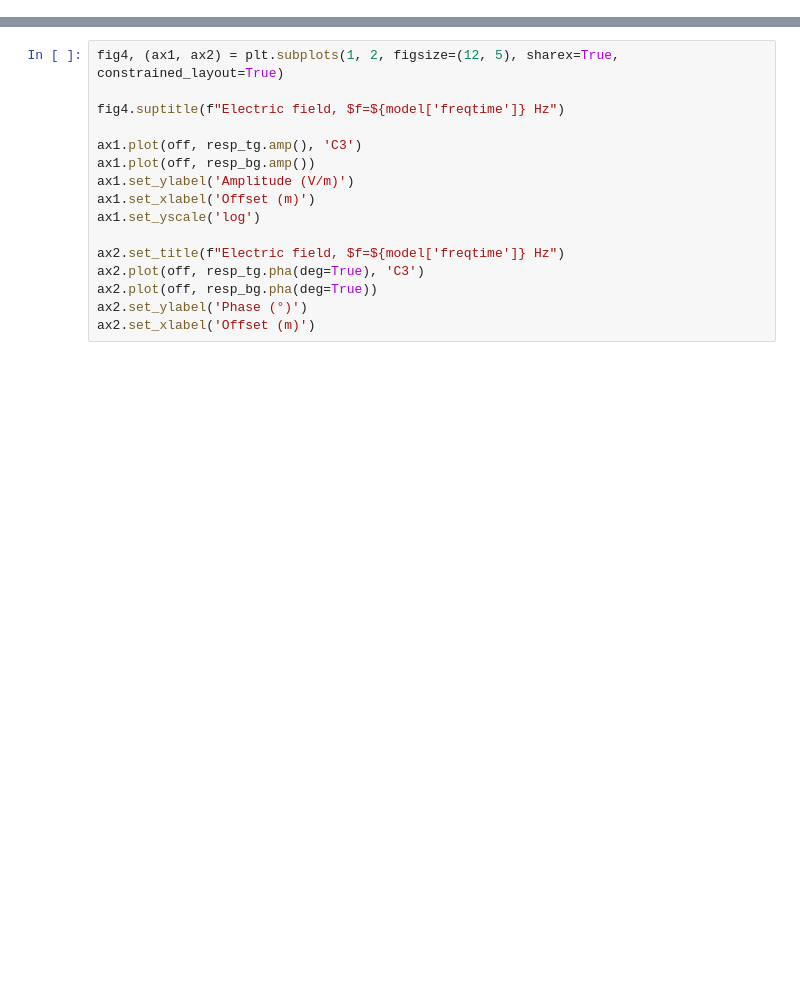
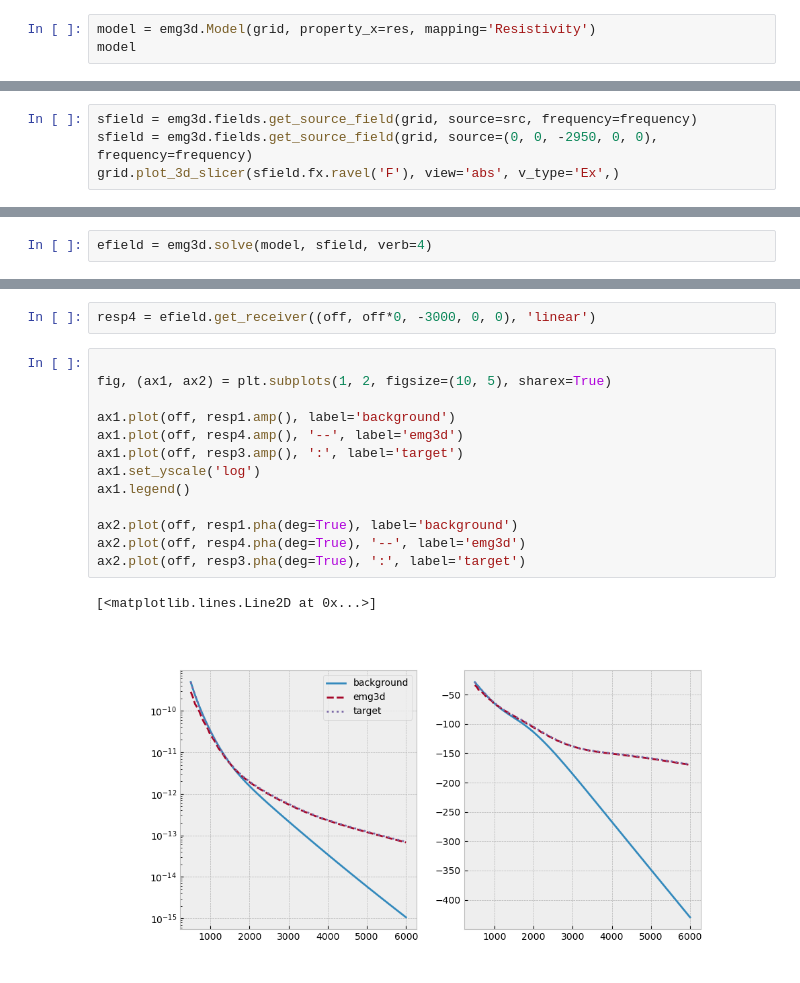
Before and after one commit to emsig/houston23-mc3, a Jupyter notebook: emg3d.ipynb, the cells around one changed output, grey strips where cells are left out. Saved outputs shown, nothing was run; the diff lists cells and outputs as text; blank space fills up the shorter version.

```diff
--- a/emg3d.ipynb
+++ b/emg3d.ipynb
@@ -74,0 +88,3 @@ ax.set_yscale('log')
+# %%
+model = emg3d.Model(grid, property_x=res, mapping='Resistivity')
+model
@@ -74,0 +97,4 @@ ax.set_yscale('log')
+# %%
+sfield = emg3d.fields.get_source_field(grid, source=src, frequency=frequency)
+sfield = emg3d.fields.get_source_field(grid, source=(0, 0, -2950, 0, 0), frequency=frequency)
+grid.plot_3d_slicer(sfield.fx.ravel('F'), view='abs', v_type='Ex',)
@@ -74,0 +103,2 @@ ax.set_yscale('log')
+# %%
+efield = emg3d.solve(model, sfield, verb=4)
@@ -75,16 +130,18 @@ ax.set_yscale('log')
+# %%
+resp4 = efield.get_receiver((off, off*0, -3000, 0, 0), 'linear')
 # %%
-fig4, (ax1, ax2) = plt.subplots(1, 2, figsize=(12, 5), sharex=True, constrained_layout=True)
 
-fig4.suptitle(f"Electric field, $f=${model['freqtime']} Hz")
+fig, (ax1, ax2) = plt.subplots(1, 2, figsize=(10, 5), sharex=True)
 
-ax1.plot(off, resp_tg.amp(), 'C3')
-ax1.plot(off, resp_bg.amp())
-ax1.set_ylabel('Amplitude (V/m)')
-ax1.set_xlabel('Offset (m)')
+ax1.plot(off, resp1.amp(), label='background')
+ax1.plot(off, resp4.amp(), '--', label='emg3d')
+ax1.plot(off, resp3.amp(), ':', label='target')
 ax1.set_yscale('log')
+ax1.legend()
 
-ax2.set_title(f"Electric field, $f=${model['freqtime']} Hz")
-ax2.plot(off, resp_tg.pha(deg=True), 'C3')
-ax2.plot(off, resp_bg.pha(deg=True))
-ax2.set_ylabel('Phase (°)')
-ax2.set_xlabel('Offset (m)')
+ax2.plot(off, resp1.pha(deg=True), label='background')
+ax2.plot(off, resp4.pha(deg=True), '--', label='emg3d')
+ax2.plot(off, resp3.pha(deg=True), ':', label='target')
+# %% [output]
+[<matplotlib.lines.Line2D at 0x...>]
+[figure, added]
```
Also changed, not shown: parts of 31 cells of this notebook, 1 other file.
